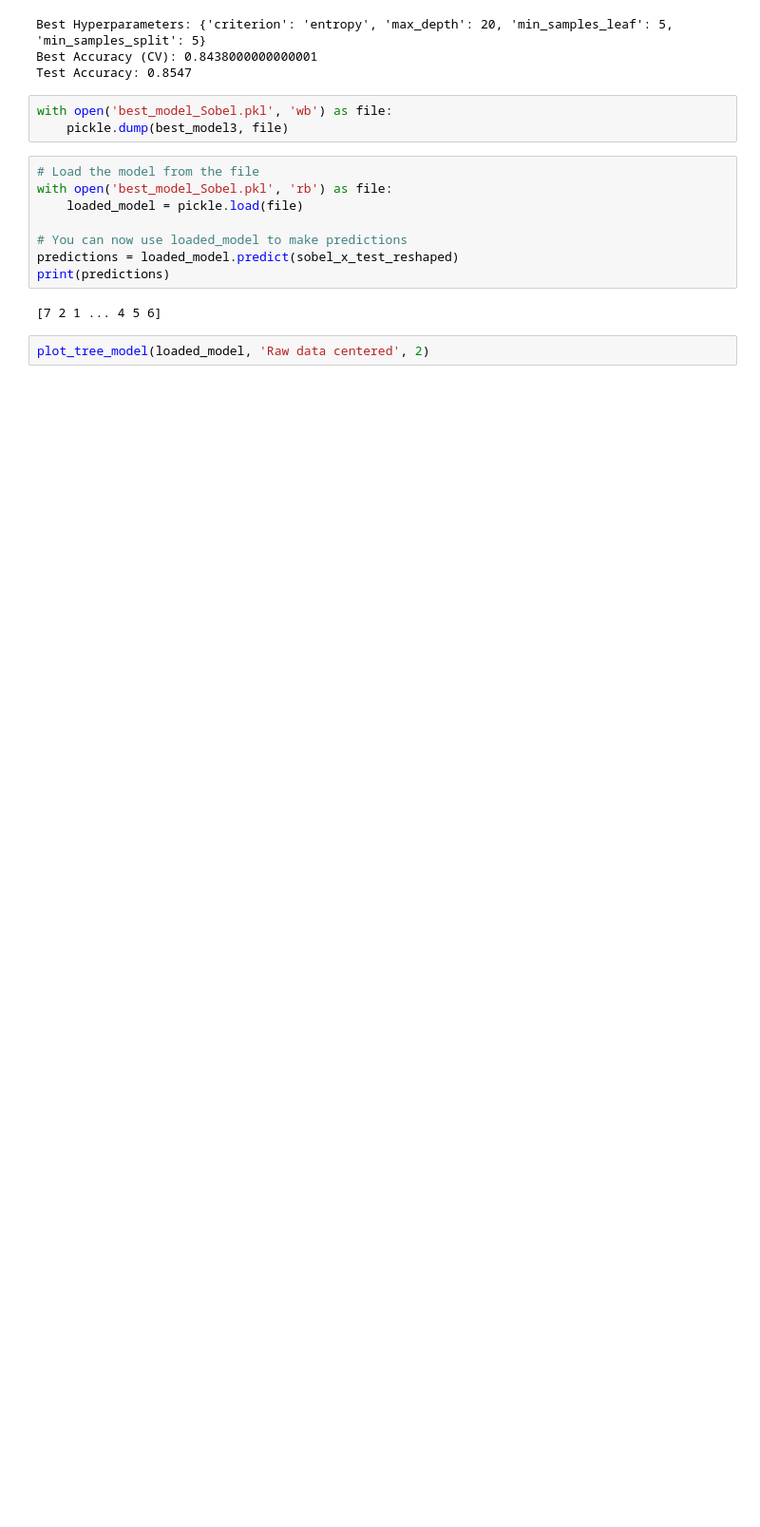
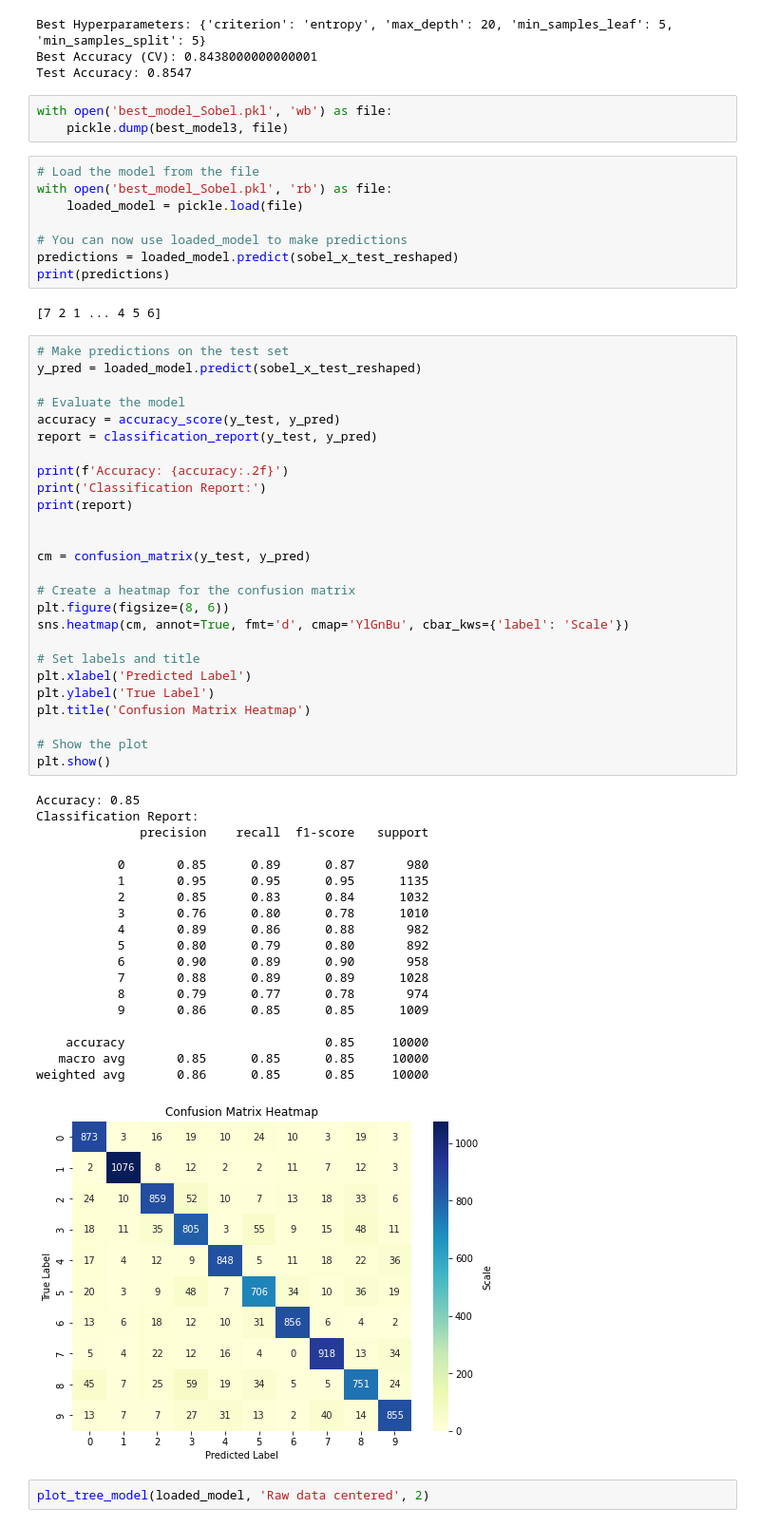
Before and after one commit to Benyamin-Asadi/decision-tree-svm, a Jupyter notebook: P2.ipynb, the cells around one changed output. Shown at 95% size. Cells and saved outputs as stored; diff of their text form; blank space fills up the shorter version.

```diff
--- a/P2.ipynb
+++ b/P2.ipynb
@@ -793,6 +885,52 @@ predictions = loaded_model.predict(sobel_x_test_reshaped)
 print(predictions)
 # %% [output]
 [7 2 1 ... 4 5 6]
+# %%
+# Make predictions on the test set
+y_pred = loaded_model.predict(sobel_x_test_reshaped)
+
+# Evaluate the model
+accuracy = accuracy_score(y_test, y_pred)
+report = classification_report(y_test, y_pred)
+
+print(f'Accuracy: {accuracy:.2f}')
+print('Classification Report:')
+print(report)
+
+
+cm = confusion_matrix(y_test, y_pred)
+
+# Create a heatmap for the confusion matrix
+plt.figure(figsize=(8, 6))
+sns.heatmap(cm, annot=True, fmt='d', cmap='YlGnBu', cbar_kws={'label': 'Scale'})
+
+# Set labels and title
+plt.xlabel('Predicted Label')
+plt.ylabel('True Label')
+plt.title('Confusion Matrix Heatmap')
+
+# Show the plot
+plt.show()
+# %% [output]
+Accuracy: 0.85
+Classification Report:
+              precision    recall  f1-score   support
+
+           0       0.85      0.89      0.87       980
+           1       0.95      0.95      0.95      1135
+           2       0.85      0.83      0.84      1032
+           3       0.76      0.80      0.78      1010
+           4       0.89      0.86      0.88       982
+           5       0.80      0.79      0.80       892
+           6       0.90      0.89      0.90       958
+           7       0.88      0.89      0.89      1028
+           8       0.79      0.77      0.78       974
+           9       0.86      0.85      0.85      1009
+
+    accuracy                           0.85     10000
+   macro avg       0.85      0.85      0.85     10000
+weighted avg       0.86      0.85      0.85     10000
+[figure, added]
 # %%
 plot_tree_model(loaded_model, 'Raw data centered', 2)
 # %% [output]
```
Also changed, not shown: parts of 7 cells of this notebook.
